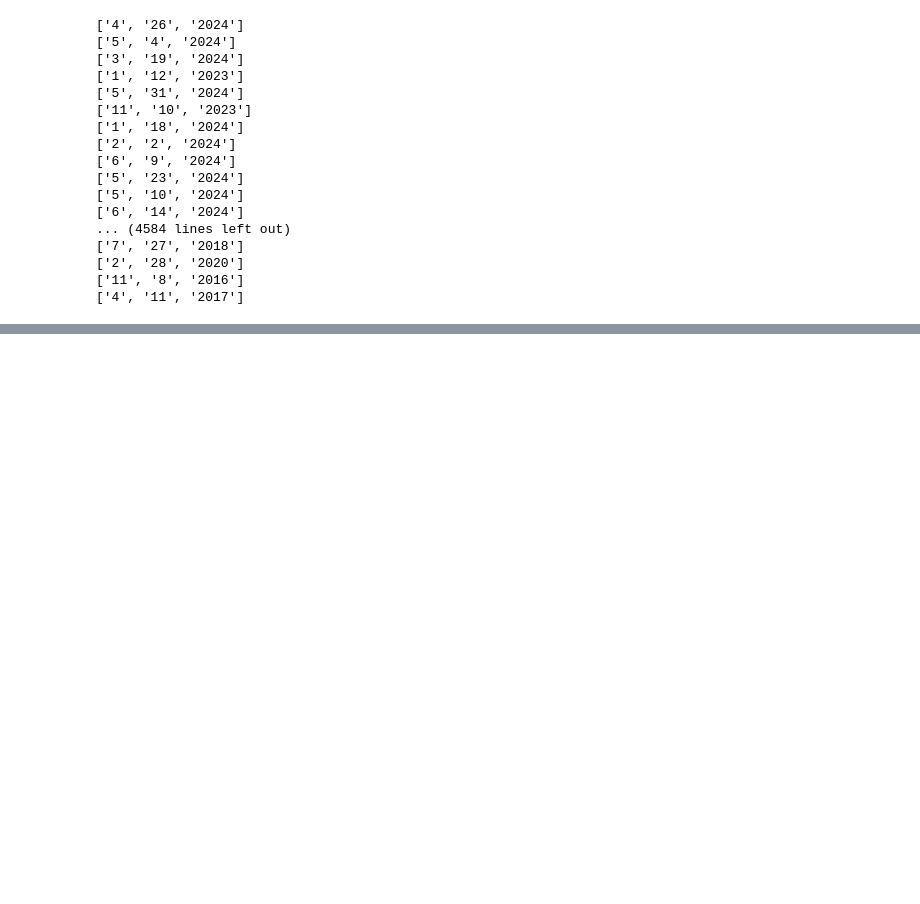
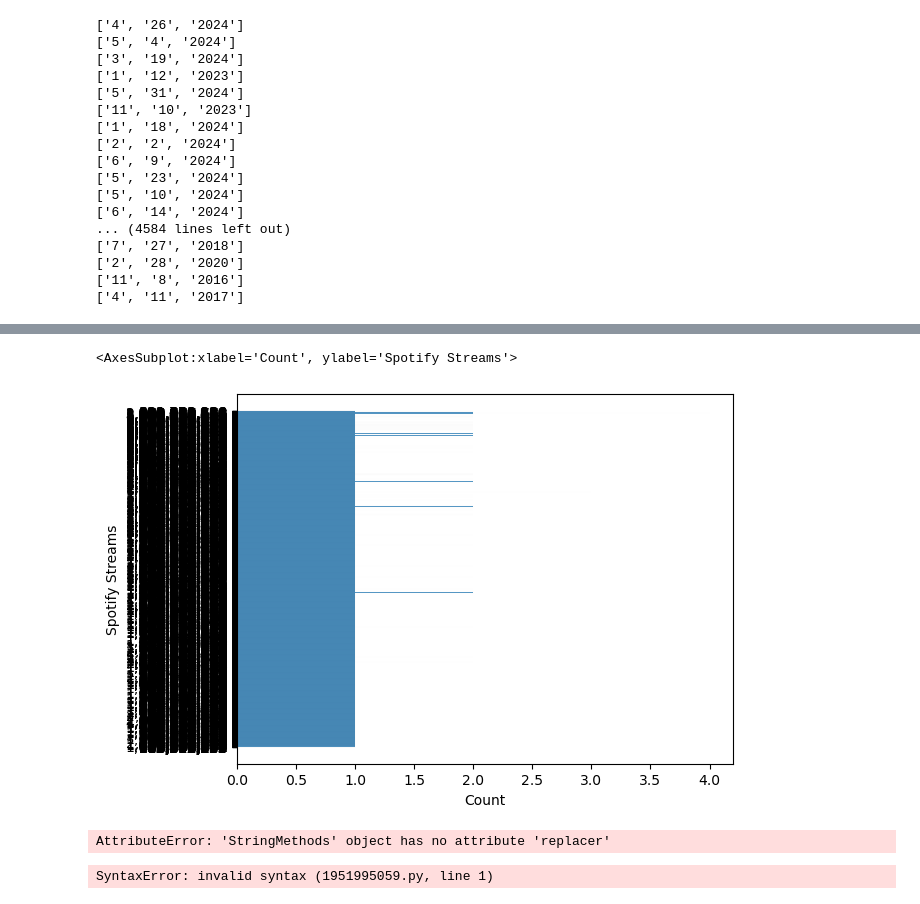
Before and after one commit to budgethp/AI, a Jupyter notebook: Semester 1/Spotify/Spotify2024.ipynb, the cells around one changed output, grey strips where cells are left out. Cells and saved outputs as stored; diff of their text form; code cells hidden in the pictures; blank space fills up the shorter version.

```diff
--- a/Semester 1/Spotify/Spotify2024.ipynb
+++ b/Semester 1/Spotify/Spotify2024.ipynb
@@ -85,0 +100,2 @@ for date in df["Release Date"]:
+# %%
+df = pd.read_csv("spotify2024.csv", encoding = 'ISO-8859=1')
@@ -85,0 +105,15 @@ for date in df["Release Date"]:
+# %%
+df ['streams'] = pd.to_numeric(df ['Spotify Streams'], errors='coerce')
+sns.histplot(data = df, y = "Spotify Streams", bins = 10)
+# %% [output]
+<AxesSubplot:xlabel='Count', ylabel='Spotify Streams'>
+[figure, added]
+# %%
+df["Shazam Counts"] = df["Shazam Counts"].str.replacer(',','')
+df["Shazam Counts"] = pd.to_numeric(df["SHazam Counts"])
+# %% [output]
+AttributeError: 'StringMethods' object has no attribute 'replacer'
+# %%
+df["All Time Rank"] = pd["All time rank"].str.replace(',','')
+# %% [output]
+SyntaxError: invalid syntax (1951995059.py, line 1)
```
Also changed, not shown: parts of 5 cells of this notebook, 4 other files.
